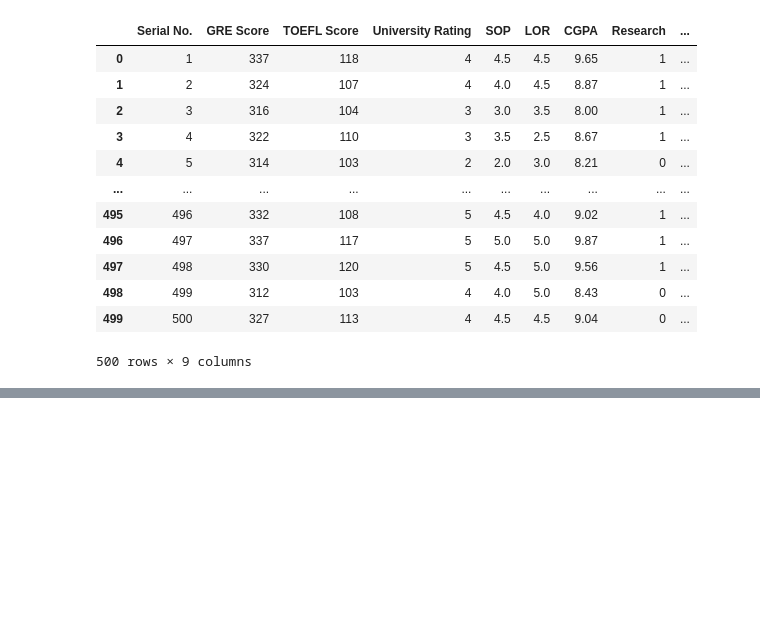
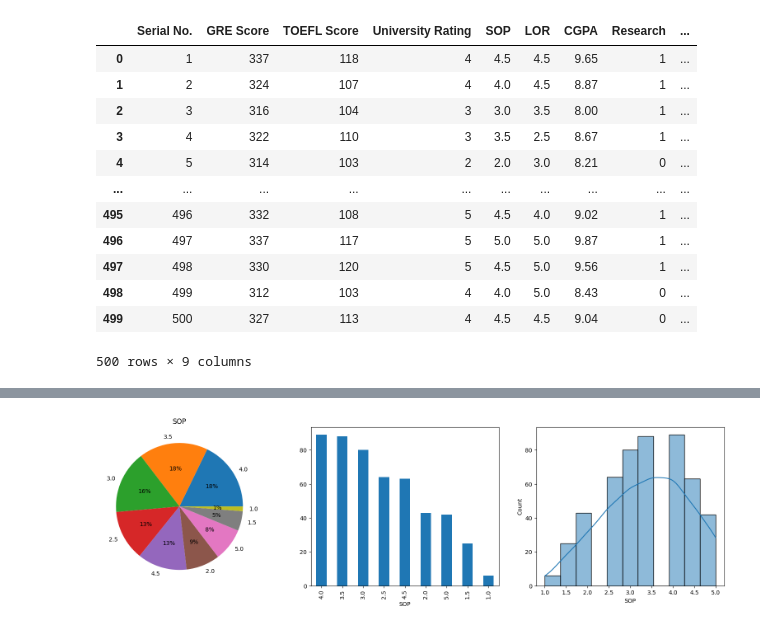
Before and after one commit to IshanSarkar/Education_Administration_Programs-Linear_Regression, a Jupyter notebook: python notebook/eap_lr.ipynb, the cells around one changed output, grey strips where cells are left out. Drawn from its saved outputs; the diff is of its cells as text; code cells hidden in the pictures; blank space fills up the shorter version.

```diff
--- a/python notebook/eap_lr.ipynb
+++ b/python notebook/eap_lr.ipynb
@@ -22,0 +268,11 @@ df
+# %%
+plt.figure(figsize=(20, 5))
+plt.subplot(1, 3, 1)
+plt.pie(df['SOP'].value_counts(), labels=df['SOP'].value_counts().index, autopct='%.0f%%')
+plt.title('SOP')
+plt.subplot(1, 3, 2)
+df['SOP'].value_counts().plot(kind='bar')
+plt.subplot(1, 3, 3)
+sns.histplot(df.SOP, kde=True);
+# %% [output]
+[figure, added]
```
Also changed, not shown: parts of 35 cells of this notebook.
